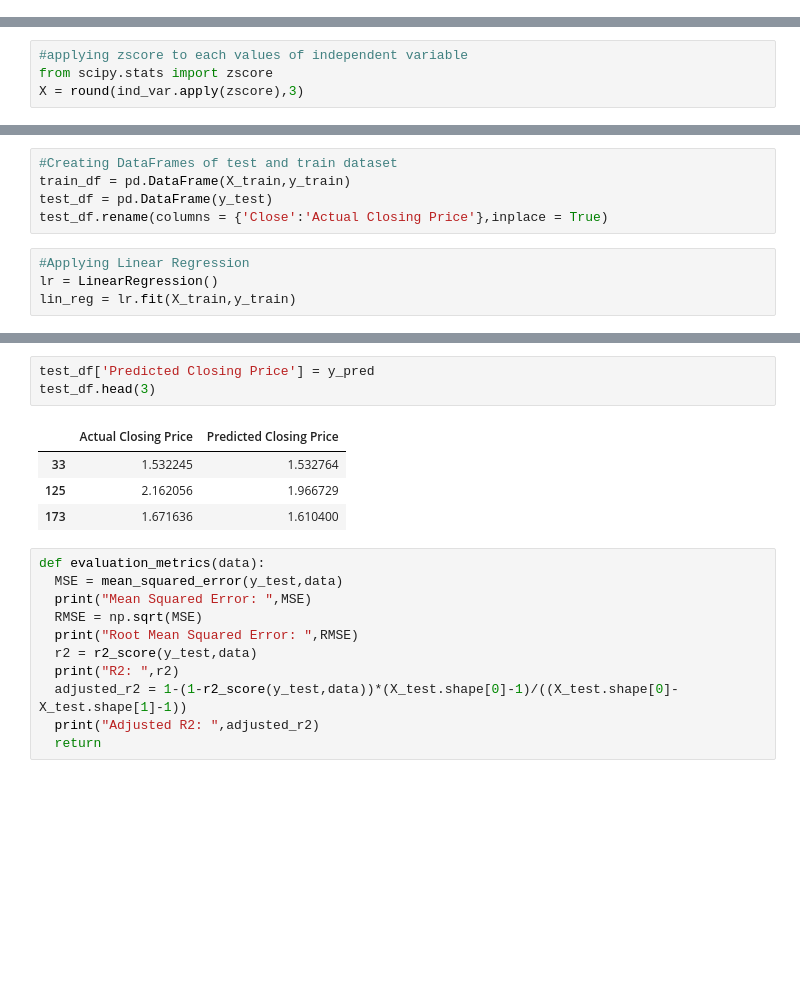
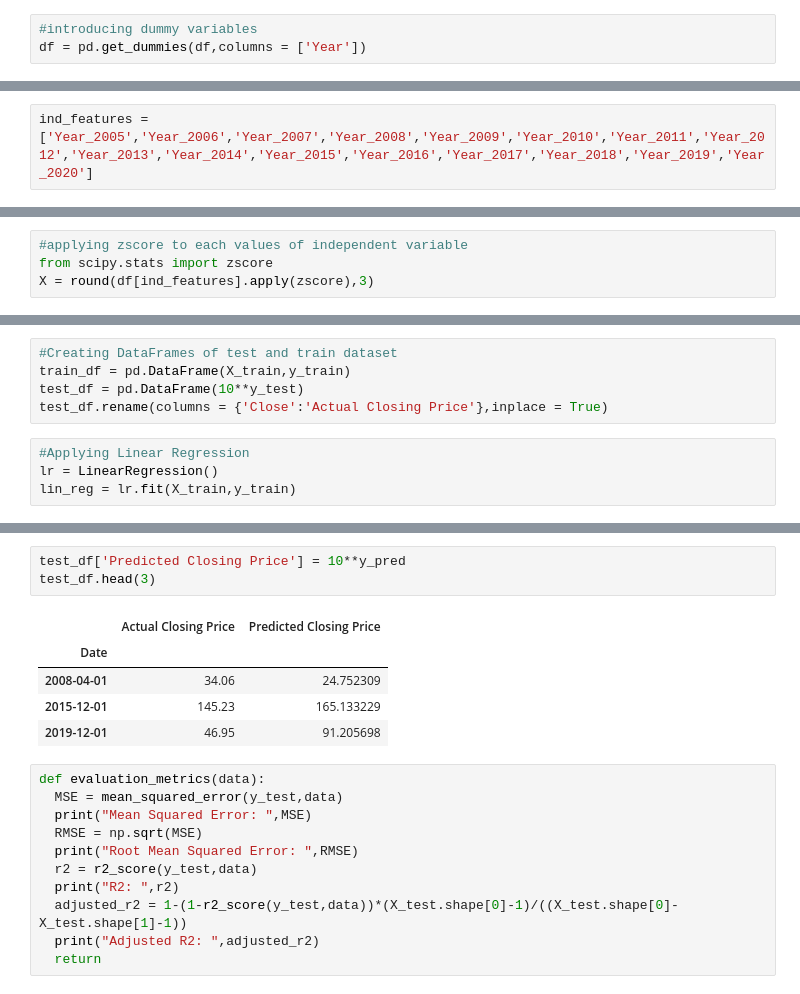
Before and after one commit to Zeeshan2012/Yes_Bank_Stock_Price_Project, a Jupyter notebook: Yes_Bank_Share_Price_Prediction.ipynb, the cells around one changed output, grey strips where cells are left out. Saved outputs shown, nothing was run; the diff lists cells and outputs as text; blank space fills up the shorter version.

```diff
--- a/Yes_Bank_Share_Price_Prediction.ipynb
+++ b/Yes_Bank_Share_Price_Prediction.ipynb
@@ -257,3 +262,6 @@ Our final dropping variable will be High feature because it has less correlation
 We've dropped 3 features from our dataset it can effect our model efficiency but neglecting high VIF is far more dangerous than dropping features.
 
 So, we preferred to drop the features and move forward with the Low Variable.
+# %%
+#introducing dummy variables
+df = pd.get_dummies(df,columns = ['Year'])
@@ -259,0 +282,2 @@ So, we preferred to drop the features and move forward with the Low Variable.
+# %%
+ind_features = ['Year_2005','Year_2006','Year_2007','Year_2008','Year_2009','Year_2010','Year_2011','Year_2012','Year_2013','Year_2014','Year_2015','Year_2016','Year_2017','Year_2018','Year_2019','Year_2020']
@@ -267,7 +310,7 @@ Requirement already satisfied: numpy<1.23.0,>=1.16.5 in /usr/local/lib/python3.7
 # %%
 #applying zscore to each values of independent variable
 from scipy.stats import zscore
-X = round(ind_var.apply(zscore),3)
+X = round(df[ind_features].apply(zscore),3)
 # %%
 X
 # %% [output]
@@ -309,7 +353,7 @@ y_test:  (37,)
 # %%
 #Creating DataFrames of test and train dataset
 train_df = pd.DataFrame(X_train,y_train)
-test_df = pd.DataFrame(y_test)
+test_df = pd.DataFrame(10**y_test)
 test_df.rename(columns = {'Close':'Actual Closing Price'},inplace = True)
 # %%
 #Applying Linear Regression
@@ -344,11 +391,12 @@ Printed values of Y:
 # %%
-test_df['Predicted Closing Price'] = y_pred
+test_df['Predicted Closing Price'] = 10**y_pred
 test_df.head(3)
 # %% [output]
 |  | Actual Closing Price | Predicted Closing Price |
-| 33 | 1.532245 | 1.532764 |
-| 125 | 2.162056 | 1.966729 |
-| 173 | 1.671636 | 1.610400 |
+| Date |  |  |
+| 2008-04-01 | 34.06 | 24.752309 |
+| 2015-12-01 | 145.23 | 165.133229 |
+| 2019-12-01 | 46.95 | 91.205698 |
 # %%
 def evaluation_metrics(data):
   MSE = mean_squared_error(y_test,data)
```
Also changed, not shown: parts of 33 cells of this notebook.
